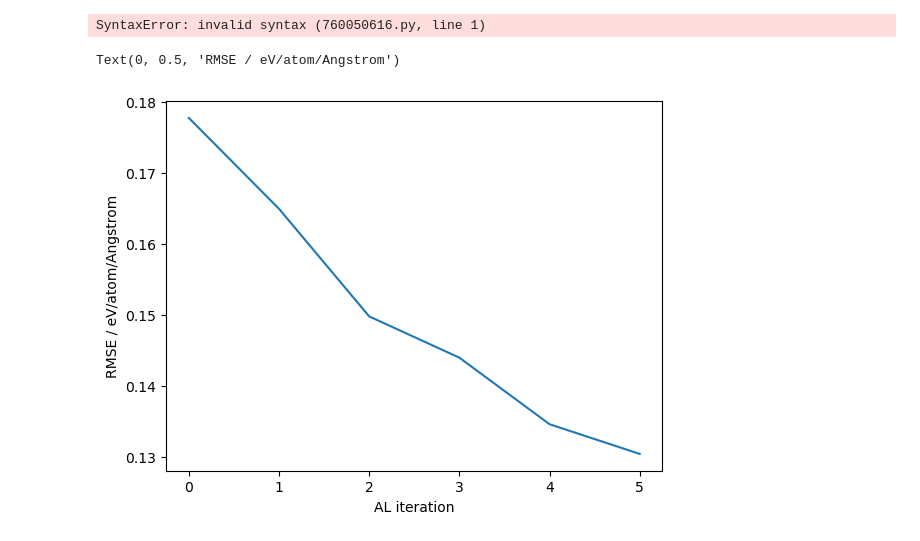
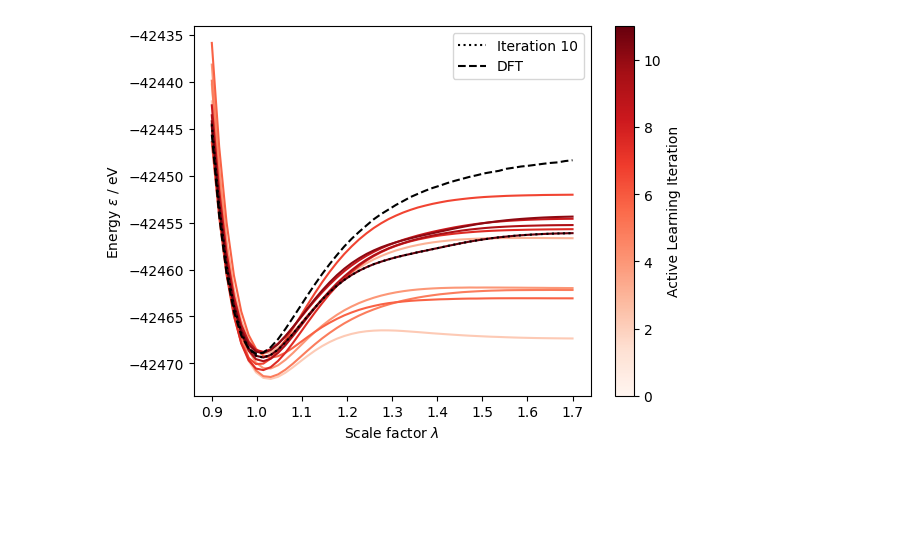
Before and after one commit to IPSProjects/DMSO, a Jupyter notebook: eval.ipynb, the cells around one changed output. Cells and saved outputs as stored; diff of their text form; code cells hidden in the pictures; blank space fills up the shorter version.

```diff
--- a/eval.ipynb
+++ b/eval.ipynb
@@ -5,4 +5,6 @@ import numpy as np
 # %%
 volume_scans = [zntrack.from_rev("evaluation_BoxScale")]
 volume_scans.extend([zntrack.from_rev(f"evaluation_BoxScale_{x}") for x in range(1, 11)])
+
+dft = zntrack.from_rev("volume_scan_CP2KSinglePoint_1")
 # %% [output]
@@ -34,4 +11,0 @@ ax.legend()
-# %%
-break here
-# %% [output]
-SyntaxError: invalid syntax (760050616.py, line 1)
@@ -47,9 +12,31 @@ metrics = [
-# %%
-fig, ax = plt.subplots()
-data = [x.forces["rmse"] for x in metrics]
-ax.plot(data)
-ax.set_xlabel("AL iteration")
-ax.set_ylabel("RMSE / eV/atom/Angstrom")
-# %% [output]
-Text(0, 0.5, 'RMSE / eV/atom/Angstrom')
-[figure, removed]
+# %%
+fig, ax = plt.subplots()
+
+
+colors = plt.cm.Reds(np.linspace(0.2, 1, len(volume_scans)))
+
+for idx, vs in enumerate(volume_scans):
+    energies = [x.get_potential_energy() for x in vs.atoms]
+
+    ax.plot(np.linspace(volume_scans[0].start, volume_scans[0].stop, volume_scans[0].num), energies, color=colors[idx])
+
+
+ax.plot(np.linspace(volume_scans[0].start, volume_scans[0].stop, volume_scans[0].num), energies, color="black", ls=":", label=f"Iteration {len(volume_scans) - 1}")
+
+# ax.set_xlim(0.90, 1.50)
+
+energies = [x.get_potential_energy() for x in dft.atoms]
+ax.plot(np.linspace(0.9, 1.7, len(energies)), energies, label="DFT", color="black", ls="--")
+# add a color bar to the side
+sm = plt.cm.ScalarMappable(cmap=plt.cm.Reds, norm=plt.Normalize(vmin=0, vmax=len(volume_scans)))
+cbar = fig.colorbar(sm)
+cbar.set_label("Active Learning Iteration")
+
+ax.set_ylabel(r"Energy $\epsilon $ / eV")
+ax.set_xlabel(r"Scale factor $\lambda $")
+
+
+ax.legend()
+fig.savefig("energy_vs_scale_factor.png", bbox_inches="tight", dpi=300)
+# %% [output]
+[figure, added]
```
Also changed, not shown: parts of 3 cells of this notebook, 26 other files.
